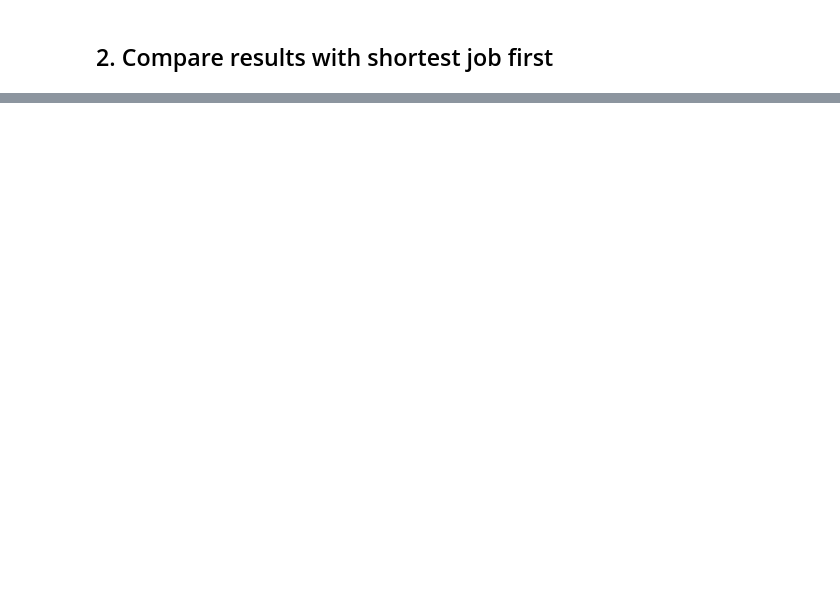
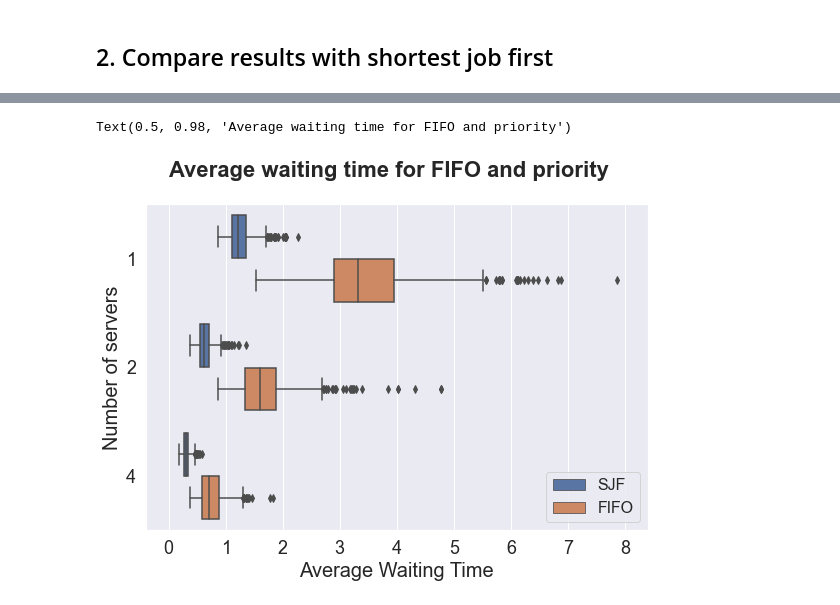
Before and after one commit to Boy0211/StochasticSimulation, a Jupyter notebook: Assignment2/code/main.ipynb, the cells around one changed output, grey strips where cells are left out. Saved outputs shown, nothing was run; the diff lists cells and outputs as text; code cells hidden in the pictures; blank space fills up the shorter version.

```diff
--- a/Assignment2/code/main.ipynb
+++ b/Assignment2/code/main.ipynb
@@ -313,11 +373,32 @@ for z in ['prior', 'FIFO']:
             data[2].append(j)
             data[3].append(z)
 
-data = np.array(data).T
-df_comparison = pd.DataFrame(data, columns=['MeanWaitingTime', 'CustomerCount', 'Servers', 'Method'])
+df_comparison = pd.DataFrame(data).T
+df_comparison.columns = ['MeanWaitingTime', 'CustomerCount', 'Servers', 'Method']
 # %%
 # Save new dataframe
-df_comparison.to_csv('../output/ServiceMethodPrior.csv')
+if TO_SAVE:
+    df_comparison.to_csv('../output/data/ServiceMethodPrior.csv', index=False)
 
 # Load again
-df_comparison = pd.read_csv('../output/ServiceMethodPrior.csv')
+if TO_LOAD:
+    df_comparison = pd.read_csv('../output/data/ServiceMethodPrior.csv')
+# %%
+if (TO_SAVE == False) & (TO_LOAD == False):
+    df_comparison.to_csv('temp.csv')
+    df_comparison = pd.read_csv('temp.csv')
+    os.remove('temp.csv')
+
+# Test for normality
+for i in [1, 2, 4]:
+    for i2 in ['prior', 'FIFO']:
+        print('Shapiro: ', shapiro(df_comparison.loc[(df_comparison['Servers'] == i) &
+                                                     (df_comparison['Method'] == i2)]['MeanWaitingTime']))
+
+    # Test for difference btween arrays
+    for j in [1, 2, 4]:
+        for j2 in ['prior', 'FIFO']:
+            print(f'Mann-Whitney U {i}, {i2}: {j}, {j2}: ', mannwhitneyu(df_comparison.loc[(df_comparison['Servers'] == i) &
+                                                                               (df_comparison['Method'] == i2)]['MeanWaitingTime'],
+                                                             df_comparison.loc[(df_comparison['Servers'] == j) &
+                                                                               (df_comparison['Method'] == j2)]['MeanWaitingTime']))
@@ -323,0 +464,15 @@ df_comparison = pd.read_csv('../output/ServiceMethodPrior.csv')
+# %%
+# Draw figure
+fig, axis = plt.subplots(figsize=(9,6))
+sns.boxplot(x='MeanWaitingTime', y='Servers', hue='Method', data=df_comparison, orient='h', ax=axis)
+# sns.boxplot(x='Servers', y='MeanWaitingTime', data=new_df.loc[new_df['Method'] == 'FIFO'])
+axis.tick_params('both', labelsize=18)
+axis.set_xlim(-0.4, 8.4)
+axis.set_ylabel('Number of servers', fontsize=20)
+axis.set_xlabel('Average Waiting Time', fontsize=20)
+h , l = axis.get_legend_handles_labels()
+axis.legend(fontsize=16, loc='lower right', handles=h, labels=['SJF', 'FIFO'])
+fig.suptitle('Average waiting time for FIFO and priority', fontsize=22, fontweight='bold')
+# %% [output]
+Text(0.5, 0.98, 'Average waiting time for FIFO and priority')
+[figure, added]
```
Also changed, not shown: parts of 24 cells of this notebook, 15 other files.
